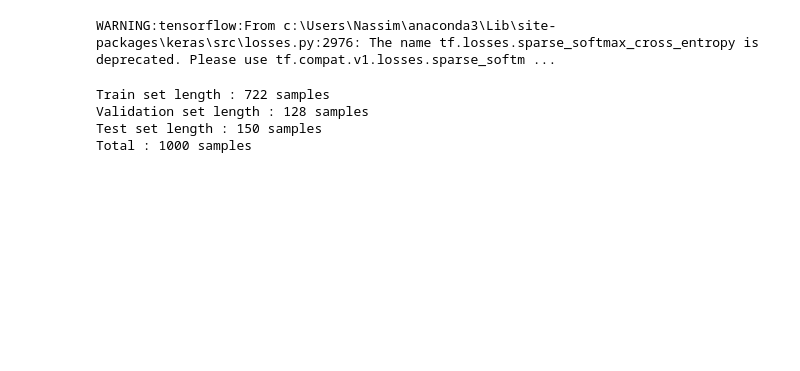
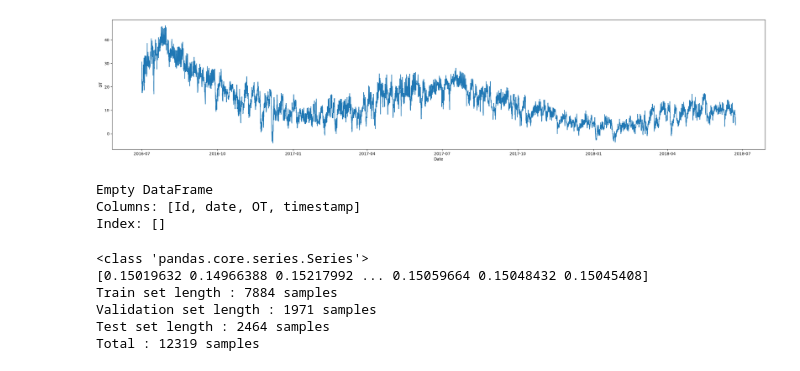
Before and after one commit to momoWantLearn/time_series_classification, a Jupyter notebook: neural_network.ipynb, the cells around one changed output. Drawn from its saved outputs; the diff is of its cells as text; code cells hidden in the pictures; blank space fills up the shorter version.

```diff
--- a/neural_network.ipynb
+++ b/neural_network.ipynb
@@ -62,0 +10,6 @@ print(len(extracted_data))
+# %%
+import pandas as pd
+
+df = pd.read_csv('ETTh1_without_missing.csv')
+df['date'] = pd.to_datetime(df['date'])
+df
@@ -63,36 +63,51 @@ print(len(extracted_data))
+# %%
+import seaborn as sns
+import matplotlib.pyplot as plt
+plt.figure(figsize=(30, 6))
+sns.lineplot(data=df[['date', 'OT']], x='date', y='OT', legend=False)
+plt.xlabel('Date')
+plt.ylabel('OT')
+plt.title(f"")
+# plt.gca().invert_yaxis()
+plt.show()
+# %% [output]
+[figure, added]
+# %%
+df = df.loc[df['Id'] > 5000]
+# %% [output]
+Empty DataFrame
+Columns: [Id, date, OT, timestamp]
+Index: []
 # %%
 from sklearn.model_selection import train_test_split
 from datetime import datetime
 import numpy as np
 import tensorflow as tf
 
-# Extract the dates from the data by converting strings to datetime objects
-dates = [datetime.strptime(value['date'], '%Y-%m-%d') for _, value in extracted_data.items()]
+df['OT'] = df['OT'].astype('float32')
+df['Id'] = df['Id'].astype('int32')
+df.dropna(inplace=True)
+# Extract the targets (OT values) from the data
+targets = df['OT'].values
+# print(targets)
+# Stack the years, months, days, and hours into a numpy array
 
-# Extract the years, months, days, and hours from the datetime objects
-years = [date.year for date in dates]
-months = [date.month for date in dates]
-days = [date.day for date in dates]
-hours = [value['hour'] for _, value in extracted_data.items()]
-
-# Extract the targets (OT values) from the data
-targets = [value['OT'] for _, value in extracted_data.items()]
-
-# Stack the years, months, days, and hours into a numpy array
-input = np.column_stack((years, months, days, hours))
+reference_date = pd.Timestamp("1970-01-01")
+input = (df['date'] - reference_date).dt.total_seconds()/(10**10)
+print(input)
 
 # Split the data into training and testing sets
 # 80% of the data will be used for training and 20% for testing
 # Data is split randomly, with random_state=42 to ensure reproducibility
-X_train, X_test, y_train, y_test = train_test_split(input, targets, test_size=0.15, random_state=42)
-X_train, X_val, y_train, y_val = train_test_split(np.array(X_train), np.array(y_train), test_size=0.15, random_state=42)
-
+X_train, X_test, y_train, y_test = train_test_split(input, targets, test_size=0.2)
+X_train, X_val, y_train, y_val = train_test_split(np.array(X_train), np.array(y_train), test_size=0.2)
+print(X_train)
 # Create TensorFlow datasets from arrays
 train_dataset = tf.data.Dataset.from_tensor_slices((X_train, y_train))
 val_dataset = tf.data.Dataset.from_tensor_slices((X_val, y_val))
 test_dataset = tf.data.Dataset.from_tensor_slices((X_test, y_test))
 
-batch_size_value = 32
+batch_size_value = 64
 # Shuffle and batch the training data
 train_dataset = train_dataset.shuffle(buffer_size=len(X_train)).batch(batch_size_value)
 
@@ -100,16 +115,17 @@ train_dataset = train_dataset.shuffle(buffer_size=len(X_train)).batch(batch_size
 val_dataset = val_dataset.batch(batch_size_value)
 test_dataset = test_dataset.batch(batch_size_value)
 
-# Display set lengths
+# Affichage des tailles des ensembles d'entraînement et de test
 print("Train set length :", len(X_train), "samples")
 print("Validation set length :", len(X_val), "samples")
 print("Test set length :", len(X_test), "samples")
 print("Total :", len(X_train)+len(X_test)+len(X_val), "samples")
 # %% [output]
-WARNING:tensorflow:From c:\Users\Nassim\anaconda3\Lib\site-packages\keras\src\losses.py:2976: The name tf.losses.sparse_softmax_cross_entropy is deprecated. Please use tf.compat.v1.losses.sparse_softm ...
+<class 'pandas.core.series.Series'>
+[0.15019632 0.14966388 0.15217992 ... 0.15059664 0.15048432 0.15045408]
+Train set length : 7884 samples
+Validation set length : 1971 samples
+Test set length : 2464 samples
+Total : 12319 samples
-Train set length : 722 samples
-Validation set length : 128 samples
-Test set length : 150 samples
-Total : 1000 samples
 # %%
 import tensorflow as tf
```
Also changed, not shown: parts of 8 cells of this notebook, 4 other files.
